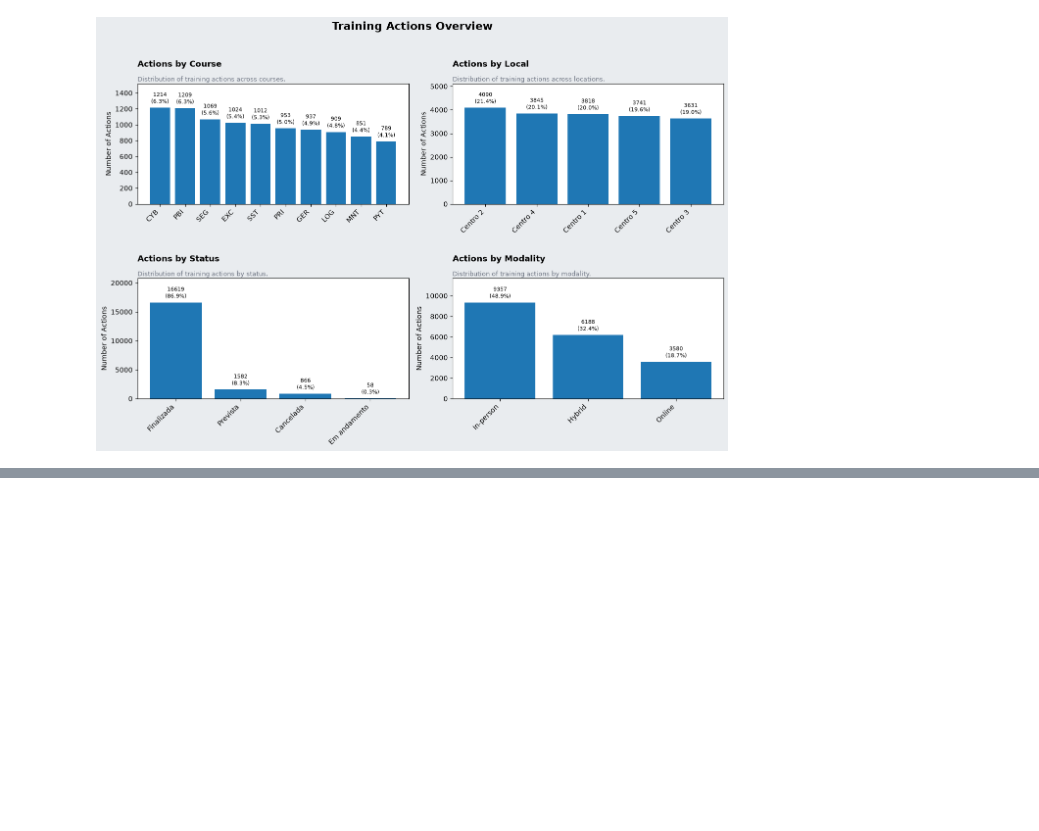
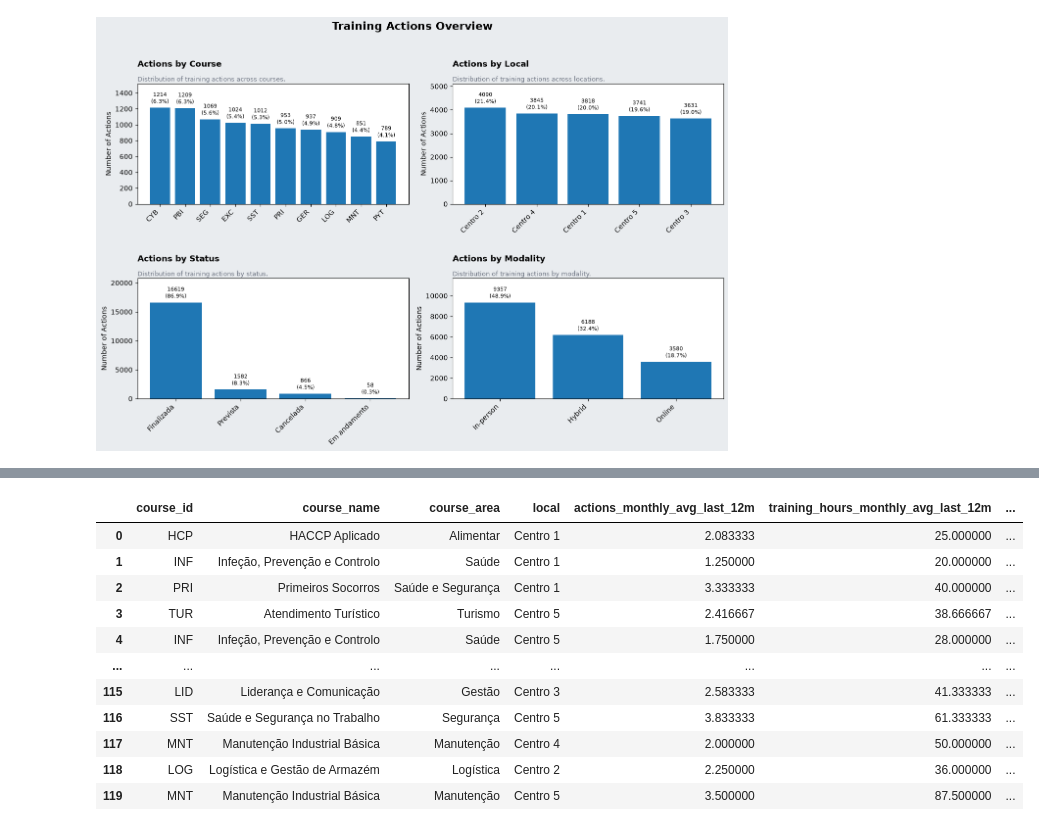
Before and after one commit to nathansperinde/Hiring-Needs-Analysis, a Jupyter notebook: notebooks/03_actions_analysis.ipynb, the cells around one changed output, grey strips where cells are left out. Cells and saved outputs as stored; diff of their text form; code cells hidden in the pictures; blank space fills up the shorter version.

```diff
--- a/notebooks/03_actions_analysis.ipynb
+++ b/notebooks/03_actions_analysis.ipynb
@@ -415,0 +610,80 @@ plot_actions_overview(
+# %%
+volume_last_12m_df = (
+    actions_monthly_df
+    .loc[
+        actions_monthly_df["period"]
+        .eq("last_12m")
+    ]
+    .groupby(
+        group_columns,
+        as_index=False
+    )
+    .agg(
+        actions_monthly_avg_last_12m=(
+            "actions_count",
+            "mean"
+        ),
+
+        training_hours_monthly_avg_last_12m=(
+            "training_hours",
+            "mean"
+        )
+    )
+)
+
+
+volume_historical_df = (
+    actions_monthly_df
+    .loc[
+        actions_monthly_df["period"]
+        .eq("historical")
+    ]
+    .groupby(
+        group_columns,
+        as_index=False
+    )
+    .agg(
+        actions_monthly_avg_historical=(
+            "actions_count",
+            "mean"
+        ),
+
+        training_hours_monthly_avg_historical=(
+            "training_hours",
+            "mean"
+        )
+    )
+)
+
+
+actions_volume_features_df = (
+    course_local_combinations
+    .merge(
+        volume_last_12m_df,
+        on=group_columns,
+        how="left",
+        validate="one_to_one"
+    )
+    .merge(
+        volume_historical_df,
+        on=group_columns,
+        how="left",
+        validate="one_to_one"
+    )
+)
+
+
+actions_volume_features_df
+# %% [output]
+|  | course_id | course_name | course_area | local | actions_monthly_avg_last_12m | training_hours_monthly_avg_last_12m | ... |
+| 0 | HCP | HACCP Aplicado | Alimentar | Centro 1 | 2.083333 | 25.000000 | ... |
+| 1 | INF | Infeção, Prevenção e Controlo | Saúde | Centro 1 | 1.250000 | 20.000000 | ... |
+| 2 | PRI | Primeiros Socorros | Saúde e Segurança | Centro 1 | 3.333333 | 40.000000 | ... |
+| 3 | TUR | Atendimento Turístico | Turismo | Centro 5 | 2.416667 | 38.666667 | ... |
+| 4 | INF | Infeção, Prevenção e Controlo | Saúde | Centro 5 | 1.750000 | 28.000000 | ... |
+| ... | ... | ... | ... | ... | ... | ... | ... |
+| 115 | LID | Liderança e Comunicação | Gestão | Centro 3 | 2.583333 | 41.333333 | ... |
+| 116 | SST | Saúde e Segurança no Trabalho | Segurança | Centro 5 | 3.833333 | 61.333333 | ... |
+| 117 | MNT | Manutenção Industrial Básica | Manutenção | Centro 4 | 2.000000 | 50.000000 | ... |
+| 118 | LOG | Logística e Gestão de Armazém | Logística | Centro 2 | 2.250000 | 36.000000 | ... |
+| 119 | MNT | Manutenção Industrial Básica | Manutenção | Centro 5 | 3.500000 | 87.500000 | ... |
```
Also changed, not shown: parts of 27 cells of this notebook.
